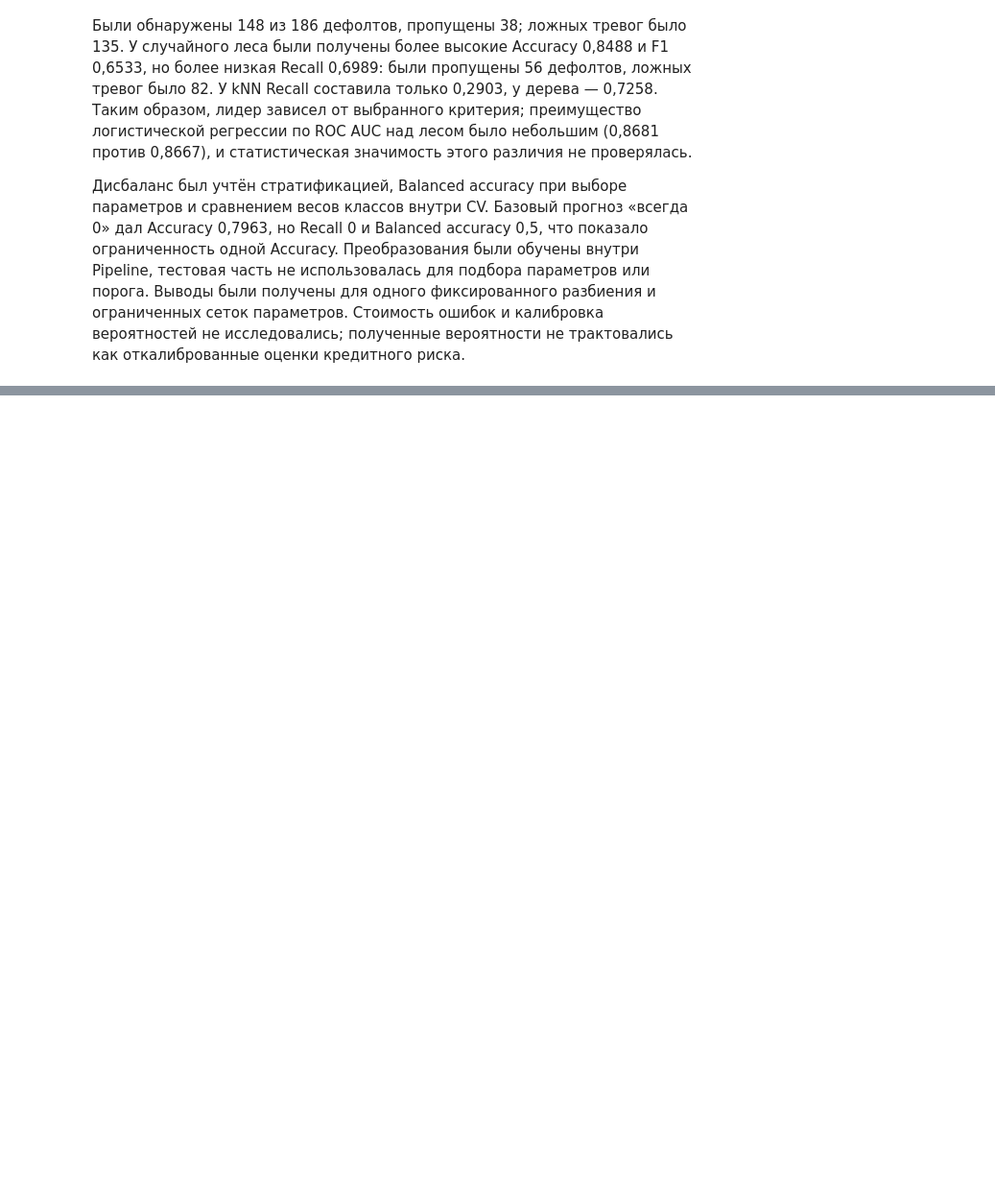
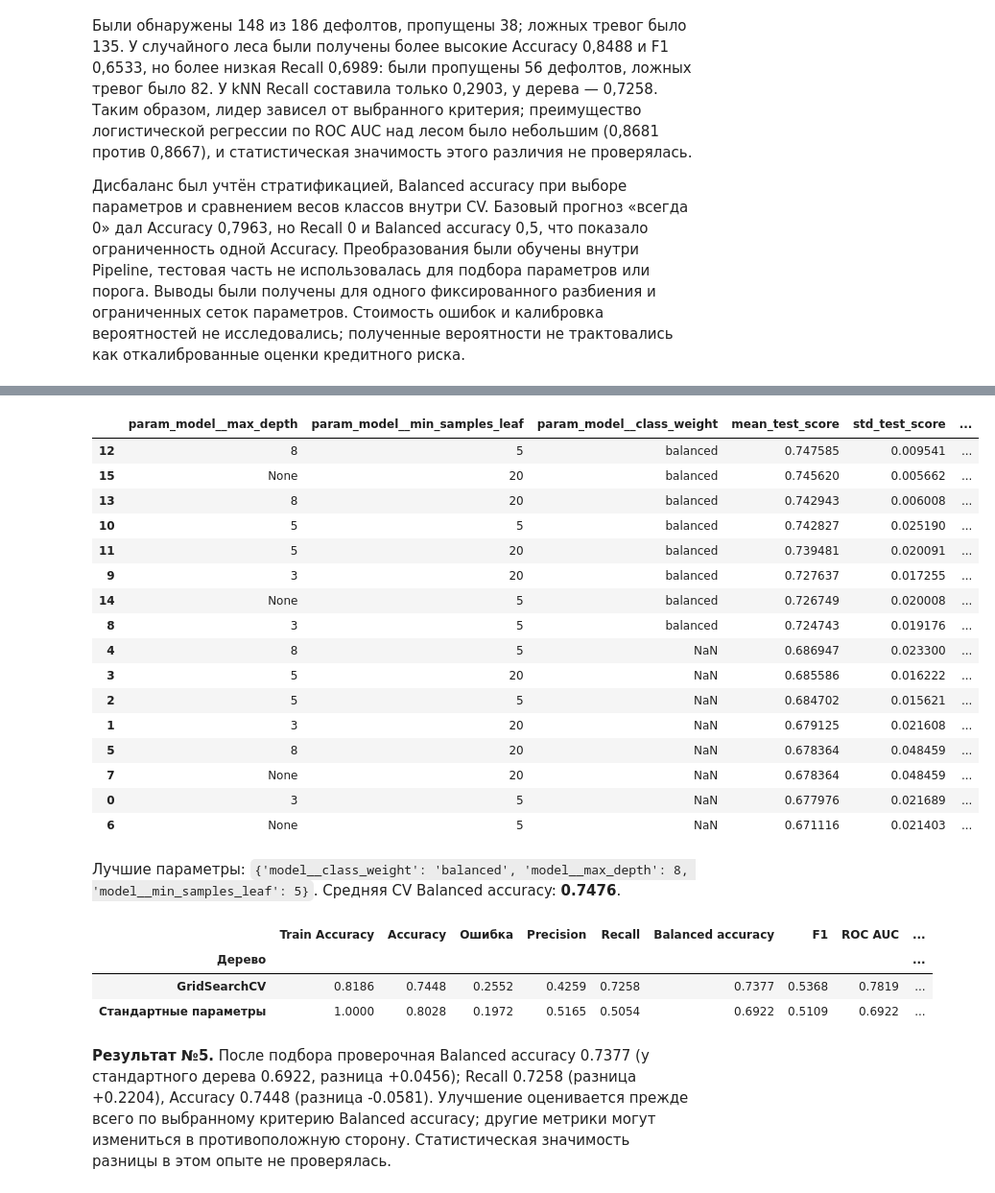
Before and after one commit to MMLive79/ida-laba-5, a Jupyter notebook: lab5_classification.ipynb, the cells around one changed output, grey strips where cells are left out. Shown at 96% size. Drawn from its saved outputs; the diff is of its cells as text; code cells hidden in the pictures; blank space fills up the shorter version.

```diff
--- a/lab5_classification.ipynb
+++ b/lab5_classification.ipynb
@@ -405,0 +637,61 @@ Accuracy. Преобразования были обучены внутри Pipe
+# %%
+tree_search = searches['Дерево решений']
+tree_grid = pd.DataFrame(tree_search.cv_results_)[[
+    'param_model__max_depth', 'param_model__min_samples_leaf',
+    'param_model__class_weight', 'mean_test_score', 'std_test_score', 'rank_test_score']
+].sort_values('rank_test_score')
+tree_grid.to_csv(EXTRA / '05_tree_grid_search.csv', index=False)
+display(tree_grid)
+display(Markdown(f'Лучшие параметры: `{tree_search.best_params_}`. '
+    f'Средняя CV Balanced accuracy: **{tree_search.best_score_:.4f}**.'))
+default_tree = Pipeline([('prepare', clone(preprocess)),
+                        ('model', DecisionTreeClassifier(random_state=SEED))])
+default_tree.fit(X_train, y_train)
+tree_comparison_rows = []
+for name, candidate in [('GridSearchCV', tree_search.best_estimator_),
+                         ('Стандартные параметры', default_tree)]:
+    pred = candidate.predict(X_valid)
+    proba = candidate.predict_proba(X_valid)[:, list(candidate.classes_).index(1)]
+    tree_comparison_rows.append({'Дерево': name,
+        'Train Accuracy': accuracy_score(y_train, candidate.predict(X_train)),
+        **metrics(y_valid, pred, proba)})
+tree_comparison = pd.DataFrame(tree_comparison_rows).set_index('Дерево')
+tree_comparison.to_csv(EXTRA / '05_tree_comparison.csv')
+display(tree_comparison.round(4))
+delta = tree_comparison.loc['GridSearchCV'] - tree_comparison.loc['Стандартные параметры']
+display(Markdown(
+    f'**Результат №5.** После подбора проверочная Balanced accuracy '
+    f'{tree_comparison.loc["GridSearchCV", "Balanced accuracy"]:.4f} '
+    f'(у стандартного дерева {tree_comparison.loc["Стандартные параметры", "Balanced accuracy"]:.4f}, '
+    f'разница {delta["Balanced accuracy"]:+.4f}); '
+    f'Recall {tree_comparison.loc["GridSearchCV", "Recall"]:.4f} '
+    f'(разница {delta["Recall"]:+.4f}), Accuracy '
+    f'{tree_comparison.loc["GridSearchCV", "Accuracy"]:.4f} '
+    f'(разница {delta["Accuracy"]:+.4f}). '
+    'Улучшение оценивается прежде всего по выбранному критерию Balanced accuracy; '
+    'другие метрики могут измениться в противоположную сторону. '
+    'Статистическая значимость разницы в этом опыте не проверялась.'))
+# %% [output]
+|  | param_model__max_depth | param_model__min_samples_leaf | param_model__class_weight | mean_test_score | std_test_score | ... |
+| 12 | 8 | 5 | balanced | 0.747585 | 0.009541 | ... |
+| 15 | None | 20 | balanced | 0.745620 | 0.005662 | ... |
+| 13 | 8 | 20 | balanced | 0.742943 | 0.006008 | ... |
+| 10 | 5 | 5 | balanced | 0.742827 | 0.025190 | ... |
+| 11 | 5 | 20 | balanced | 0.739481 | 0.020091 | ... |
+| 9 | 3 | 20 | balanced | 0.727637 | 0.017255 | ... |
+| 14 | None | 5 | balanced | 0.726749 | 0.020008 | ... |
+| 8 | 3 | 5 | balanced | 0.724743 | 0.019176 | ... |
+| 4 | 8 | 5 | NaN | 0.686947 | 0.023300 | ... |
+| 3 | 5 | 20 | NaN | 0.685586 | 0.016222 | ... |
+| 2 | 5 | 5 | NaN | 0.684702 | 0.015621 | ... |
+| 1 | 3 | 20 | NaN | 0.679125 | 0.021608 | ... |
+| 5 | 8 | 20 | NaN | 0.678364 | 0.048459 | ... |
+| 7 | None | 20 | NaN | 0.678364 | 0.048459 | ... |
+| 0 | 3 | 5 | NaN | 0.677976 | 0.021689 | ... |
+| 6 | None | 5 | NaN | 0.671116 | 0.021403 | ... |
+Лучшие параметры: `{'model__class_weight': 'balanced', 'model__max_depth': 8, 'model__min_samples_leaf': 5}`. Средняя CV Balanced accuracy: **0.7476**.
+|  | Train Accuracy | Accuracy | Ошибка | Precision | Recall | Balanced accuracy | F1 | ROC AUC | ... |
+| Дерево |  |  |  |  |  |  |  |  | ... |
+| GridSearchCV | 0.8186 | 0.7448 | 0.2552 | 0.4259 | 0.7258 | 0.7377 | 0.5368 | 0.7819 | ... |
+| Стандартные параметры | 1.0000 | 0.8028 | 0.1972 | 0.5165 | 0.5054 | 0.6922 | 0.5109 | 0.6922 | ... |
+**Результат №5.** После подбора проверочная Balanced accuracy 0.7377 (у стандартного дерева 0.6922, разница +0.0456); Recall 0.7258 (разница +0.2204), Accuracy 0.7448 (разница -0.0581). Улучшение оценивается прежде всего по выбранному критерию Balanced accuracy; другие метрики могут измениться в противоположную сторону. Статистическая значимость разницы в этом опыте не проверялась.
```
Also changed, not shown: parts of 11 cells of this notebook, 11 other files.
